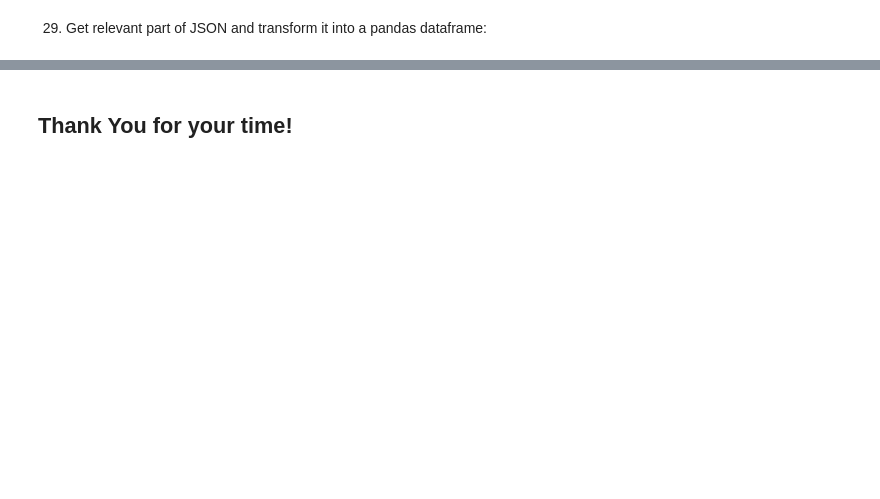
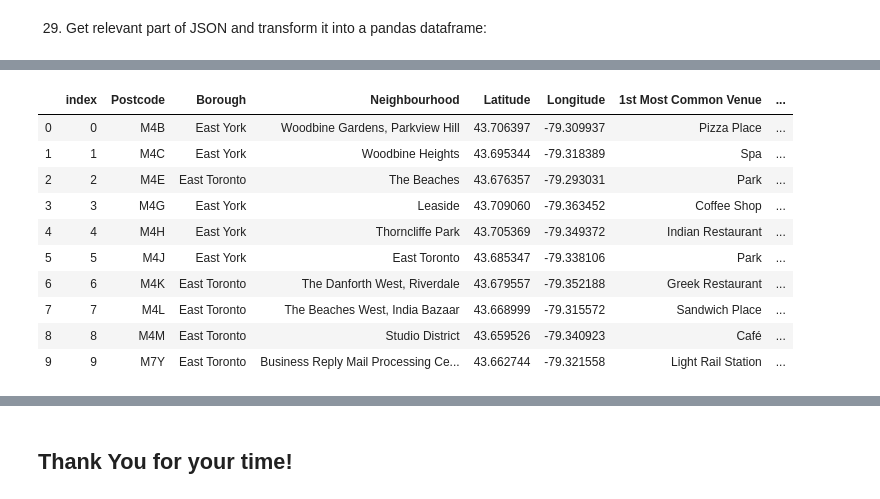
Before and after one commit to VMoshnikov-DigitalizeFinance/datascience-capstone, a Jupyter notebook: Wiki parsing with beautiful soup.ipynb, the cells around one changed output, grey strips where cells are left out. Saved outputs shown, nothing was run; the diff lists cells and outputs as text; code cells hidden in the pictures; blank space fills up the shorter version.

```diff
--- a/Wiki parsing with beautiful soup.ipynb
+++ b/Wiki parsing with beautiful soup.ipynb
@@ -406,0 +552,21 @@ venues_map
+# %%
+num_top_venues = 10
+
+indicators = ['st', 'nd', 'rd']
+
+# create columns according to number of top venues
+columns = ['Postcode']
+for ind in np.arange(num_top_venues):
+    try:
+        columns.append('{}{} Most Common Venue'.format(ind+1, indicators[ind]))
+    except:
+        columns.append('{}th Most Common Venue'.format(ind+1))
+
+# create a new dataframe
+neighborhoods_venues_sorted = pd.DataFrame(columns=columns)
+neighborhoods_venues_sorted['Postcode'] = DowntownToronto_grouped['Postcode']
+
+for ind in np.arange(DowntownToronto_grouped.shape[0]):
+    neighborhoods_venues_sorted.iloc[ind, 1:] = return_most_common_venues(DowntownToronto_grouped.iloc[ind, :], num_top_venues)
+
+neighborhoods_venues_sorted.head()
@@ -406,0 +591,11 @@ venues_map
+# %%
+# set number of clusters
+kclusters = 5
+
+DowntownToronto_grouped_clustering = DowntownToronto_grouped.drop('Postcode', 1)
+
+# run k-means clustering
+kmeans = KMeans(n_clusters=kclusters, random_state=0).fit(DowntownToronto_grouped_clustering)
+
+# check cluster labels generated for each row in the dataframe
+kmeans.labels_[0:10]
@@ -406,0 +613,3 @@ venues_map
+# %%
+neighborhoods_venues_sorted['Cluster Labels'] = kmeans.labels_
+neighborhoods_venues_sorted.head()
@@ -406,0 +623,19 @@ venues_map
+# %%
+EastToronto_merged = Tor_geo
+
+# merge toronto_grouped with toronto_data to add latitude/longitude for each neighborhood
+EastToronto_merged = EastToronto_merged.join(neighborhoods_venues_sorted.set_index('Postcode'), on='Postcode').reset_index()
+
+EastToronto_merged # check the last columns!
+# %% [output]
+|  | index | Postcode | Borough | Neighbourhood | Latitude | Longitude | 1st Most Common Venue | ... |
+| 0 | 0 | M4B | East York | Woodbine Gardens, Parkview Hill | 43.706397 | -79.309937 | Pizza Place | ... |
+| 1 | 1 | M4C | East York | Woodbine Heights | 43.695344 | -79.318389 | Spa | ... |
+| 2 | 2 | M4E | East Toronto | The Beaches | 43.676357 | -79.293031 | Park | ... |
+| 3 | 3 | M4G | East York | Leaside | 43.709060 | -79.363452 | Coffee Shop | ... |
+| 4 | 4 | M4H | East York | Thorncliffe Park | 43.705369 | -79.349372 | Indian Restaurant | ... |
+| 5 | 5 | M4J | East York | East Toronto | 43.685347 | -79.338106 | Park | ... |
+| 6 | 6 | M4K | East Toronto | The Danforth West, Riverdale | 43.679557 | -79.352188 | Greek Restaurant | ... |
+| 7 | 7 | M4L | East Toronto | The Beaches West, India Bazaar | 43.668999 | -79.315572 | Sandwich Place | ... |
+| 8 | 8 | M4M | East Toronto | Studio District | 43.659526 | -79.340923 | Café | ... |
+| 9 | 9 | M7Y | East Toronto | Business Reply Mail Processing Ce... | 43.662744 | -79.321558 | Light Rail Station | ... |
```
Also changed, not shown: parts of 53 cells of this notebook.
